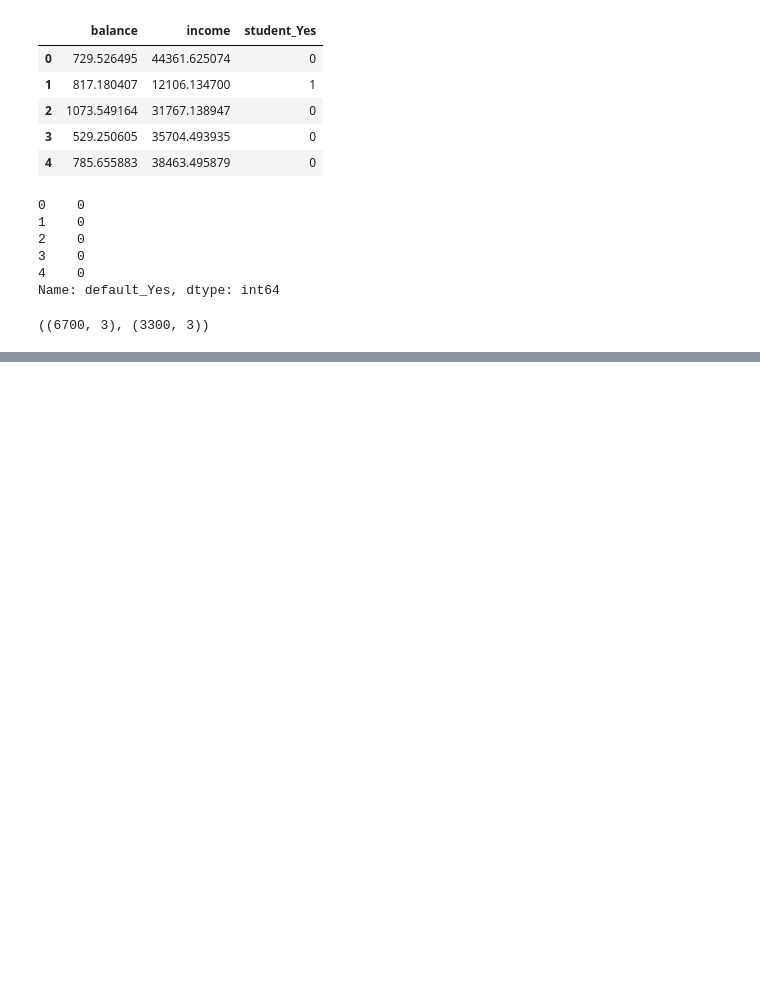
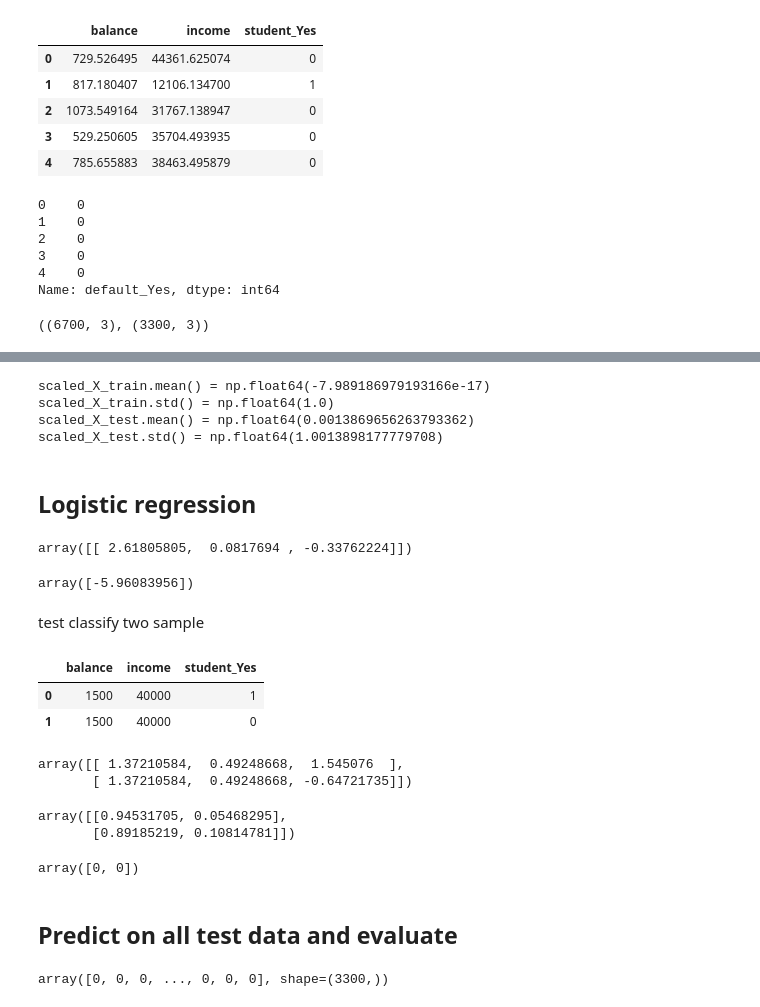
Before and after one commit to kokchun/ai_engineering_kokchun_giang, a Jupyter notebook: code-alongs/04_logistic_regression/logistic_regression.ipynb, the cells around one changed output, grey strips where cells are left out. Drawn from its saved outputs; the diff is of its cells as text; code cells hidden in the pictures; blank space fills up the shorter version.

```diff
--- a/code-alongs/04_logistic_regression/logistic_regression.ipynb
+++ b/code-alongs/04_logistic_regression/logistic_regression.ipynb
@@ -171,0 +176,67 @@ Proportion default in test data: 0.035
+# %%
+from sklearn.preprocessing import StandardScaler
+
+scaler = StandardScaler()
+scaler.fit(X_train)
+
+scaled_X_train =  scaler.transform(X_train)
+scaled_X_test =  scaler.transform(X_test)
+
+print(f"{scaled_X_train.mean() = }")
+print(f"{scaled_X_train.std() = }")
+print(f"{scaled_X_test.mean() = }")
+print(f"{scaled_X_test.std() = }")
+# %% [output]
+scaled_X_train.mean() = np.float64(-7.989186979193166e-17)
+scaled_X_train.std() = np.float64(1.0)
+scaled_X_test.mean() = np.float64(0.0013869656263793362)
+scaled_X_test.std() = np.float64(1.0013898177779708)
+# %% [markdown]
+## Logistic regression
+# %%
+from sklearn.linear_model import LogisticRegression
+
+model = LogisticRegression()
+model.fit(scaled_X_train, y_train)
+model.coef_
+# %% [output]
+array([[ 2.61805805,  0.0817694 , -0.33762224]])
+# %%
+model.intercept_
+# %% [output]
+array([-5.96083956])
+# %% [markdown]
+test classify two sample
+# %%
+test_samples = pd.DataFrame(
+    {"balance": [1500, 1500], "income": [40000, 40000], "student_Yes": [1, 0]}
+)
+
+test_samples
+# %% [output]
+|  | balance | income | student_Yes |
+| 0 | 1500 | 40000 | 1 |
+| 1 | 1500 | 40000 | 0 |
+# %%
+scaled_test_samples = scaler.transform(test_samples)
+scaled_test_samples
+# %% [output]
+array([[ 1.37210584,  0.49248668,  1.545076  ],
+       [ 1.37210584,  0.49248668, -0.64721735]])
+# %%
+model.predict_proba(scaled_test_samples)
+# %% [output]
+array([[0.94531705, 0.05468295],
+       [0.89185219, 0.10814781]])
+# %%
+# np.argmax(model.predict_proba(scaled_test_samples), axis=1)
+model.predict(scaled_test_samples)
+# %% [output]
+array([0, 0])
+# %% [markdown]
+## Predict on all test data and evaluate
+# %%
+y_pred = model.predict(scaled_X_test)
+y_pred
+# %% [output]
+array([0, 0, 0, ..., 0, 0, 0], shape=(3300,))
```
Also changed, not shown: parts of 6 cells of this notebook.
